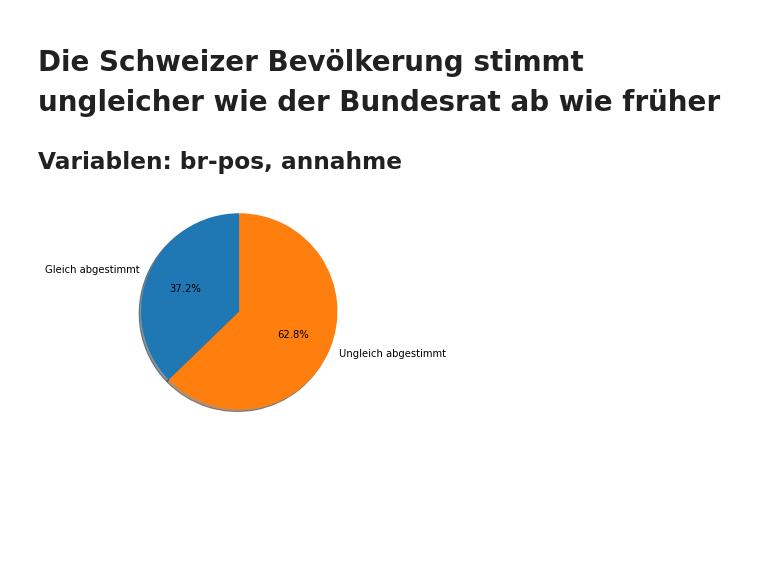
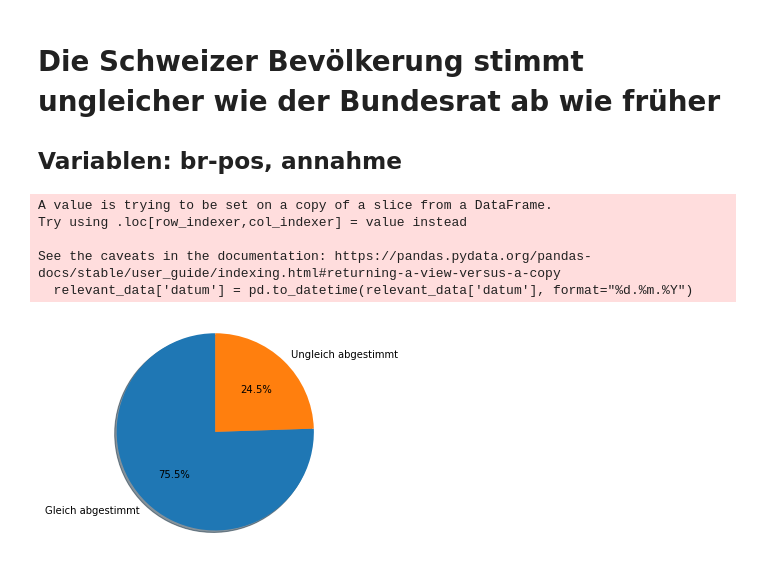
Before and after one commit to YahArt/swissvote-buibid, a Jupyter notebook: BUIBID.ipynb, the cells around one changed output. Drawn from its saved outputs; the diff is of its cells as text; code cells hidden in the pictures; blank space fills up the shorter version.

Commit message:
Analyze data and plot charts to answer questions

```diff
--- a/BUIBID.ipynb
+++ b/BUIBID.ipynb
@@ -4,30 +4,47 @@
 # %%
 # Imports
 import pandas as pd
 import matplotlib.pyplot as plt
 
-# Read in the data
+# Daten einlesen
 data = pd.read_csv('./data/buibid_data_original_utf_8.csv')
 
-# Only keep relevant data
+# Nur relevante Daten behalten
 relevant_data = data[['datum','titel_kurz_d', 'br-pos', 'annahme']]
 relevant_data.head()
 
-# Clean up data for br-pos we only want 1 = Befürwortet or 2 = Ablehnend
-clean_data = relevant_data[(relevant_data['br-pos'] == '1')|(relevant_data['br-pos'] == '2')]
-clean_data.head()
+# Datum in korrekte Datentypen umwandeln
+relevant_data['datum'] = pd.to_datetime(relevant_data['datum'], format="%d.%m.%Y")
 
-equal_percentage = len(clean_data[clean_data['br-pos'] == clean_data['annahme']])
-not_equal_percentage = len(clean_data) - equal_percentage
+# Herausfiltern der br-pos 1 = Ja oder 2 = Nein
+relevant_data = relevant_data[(relevant_data['br-pos'] == '1')|(relevant_data['br-pos'] == '2')]
+
+# Herausfiltern der annahme 0 = Nein und 1 = Ja (es gibt annahmen mit '.', welche wir nicht wollen)
+relevant_data = relevant_data[(relevant_data['annahme'] == '0')|(relevant_data['annahme'] == '1')]
+
+# br-pos sowie annahme in korrekte Datentypen umwandeln
+relevant_data = relevant_data.astype({'br-pos':'int'})
+relevant_data = relevant_data.astype({'annahme':'int'})
+
+# 'annahme' benutzt für 0 = Nein und 1 = Ja, wir müssen deshalb die Daten umwandeln, damit die Variablen
+# br-pos und annahme die gleichen Zahlen für Ja und Nein benutzen
+
+relevant_data['br-pos'].replace({2: 0}, inplace=True)
+equal_percentage = len(relevant_data[relevant_data['br-pos'] == relevant_data['annahme']])
+not_equal_percentage = len(relevant_data) - equal_percentage
 
 
-# Draw a pie chart
+# Kuchendiagramm zeichnen
 labels = 'Gleich abgestimmt', 'Ungleich abgestimmt'
 sizes = [equal_percentage, not_equal_percentage]
 fig1, ax1 = plt.subplots()
-ax1.pie(sizes,labels=labels, autopct='%1.1f%%',
-        shadow=True, startangle=90)
+ax1.pie(sizes,labels=labels, autopct='%1.1f%%', shadow=True, startangle=90)
 ax1.axis('equal')  # Equal aspect ratio ensures that pie is drawn as a circle.
 plt.show()
 # %% [output]
+A value is trying to be set on a copy of a slice from a DataFrame.
+Try using .loc[row_indexer,col_indexer] = value instead
+
+See the caveats in the documentation: https://pandas.pydata.org/pandas-docs/stable/user_guide/indexing.html#returning-a-view-versus-a-copy
+  relevant_data['datum'] = pd.to_datetime(relevant_data['datum'], format="%d.%m.%Y")
-[figure, old version]
+[figure, new version]
```
Also changed, not shown: parts of 6 cells of this notebook, 1 other file.
